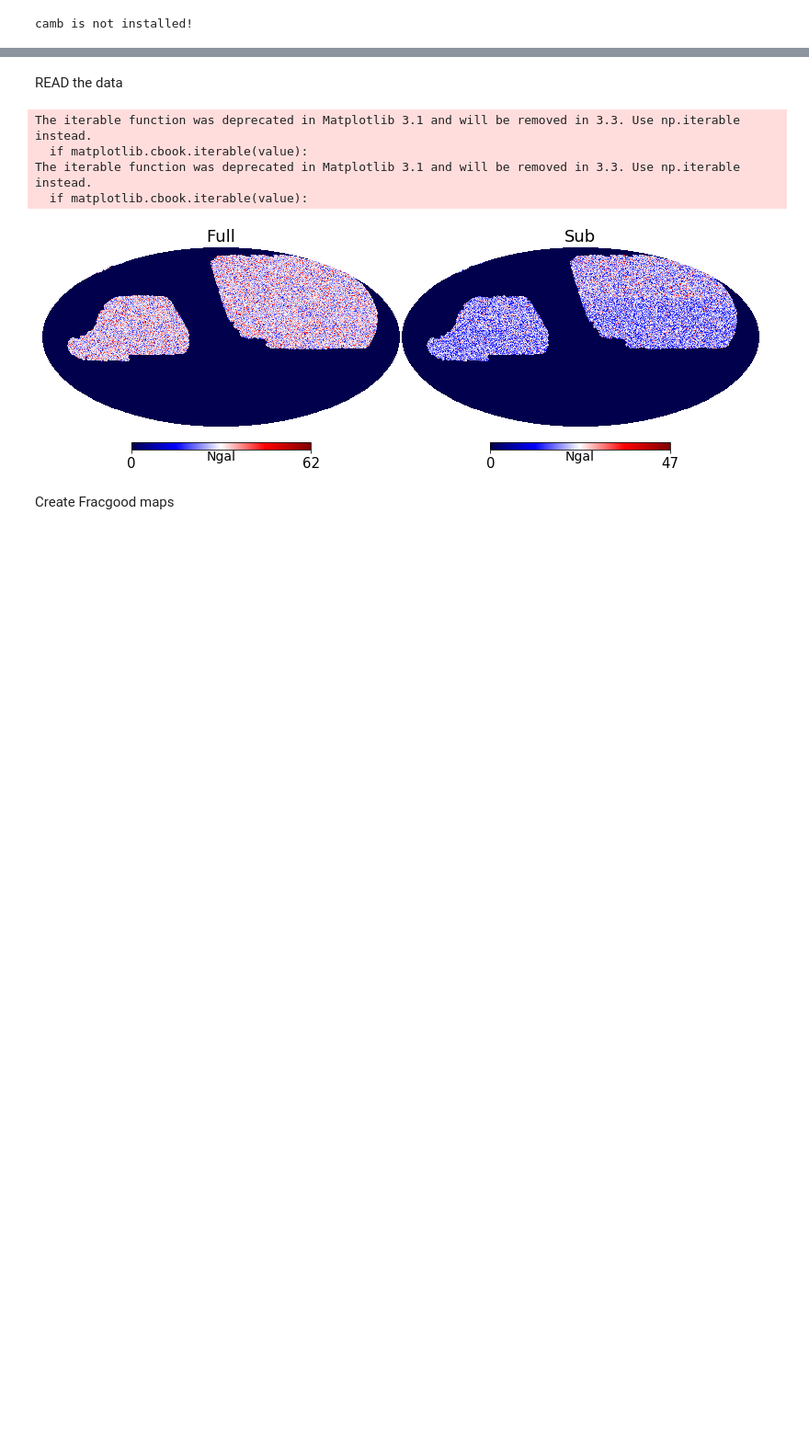
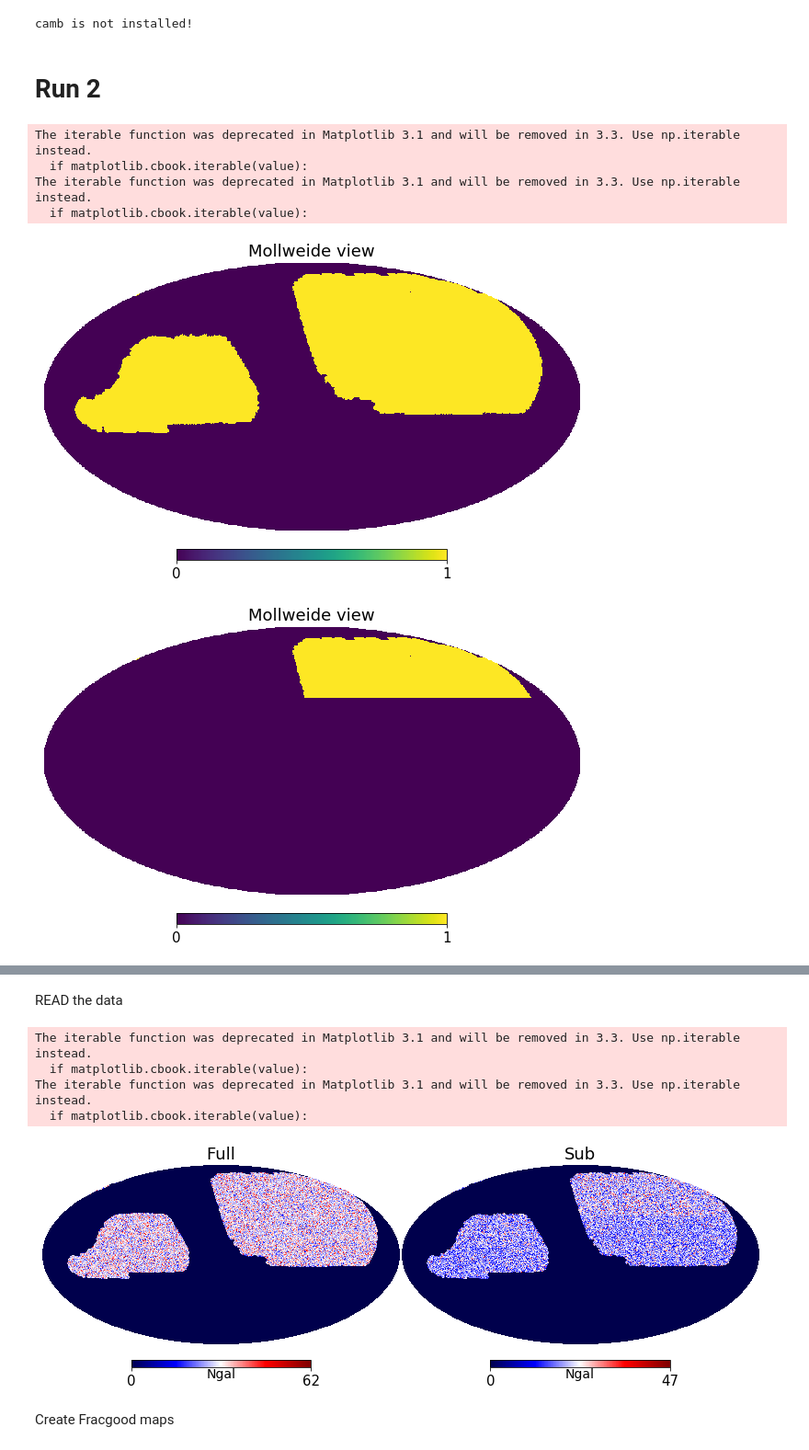
Before and after one commit to mehdirezaie/LSS, a Jupyter notebook: Sandbox/Shadab_mocks.ipynb, the cells around one changed output, grey strips where cells are left out. Shown at 92% size. Saved outputs shown, nothing was run; the diff lists cells and outputs as text; code cells hidden in the pictures; blank space fills up the shorter version.

Commit message:
Cell for different splits

```diff
--- a/Sandbox/Shadab_mocks.ipynb
+++ b/Sandbox/Shadab_mocks.ipynb
@@ -14,3 +14,5 @@ camb is not installed!
 plt.rc('font', size=15)
 # %%
 path = '/C/sheejong/Shared/Shadab/'
+# %% [markdown]
+# Run 2
@@ -16,0 +57,6 @@ path = '/C/sheejong/Shared/Shadab/'
+# %%
+full = Cell('/C/sheejong/Shared/Shadab/full-mock100-hpmap-nside-512.txt',
+           '/C/sheejong/Shared/Shadab/full_v0.0-nside-512-nested.mask')
+# %%
+sub = Cell('/C/sheejong/Shared/Shadab/sub-mock100-hpmap-nside-512.txt',
+           '/C/sheejong/Shared/Shadab/sub_v0.0-nside-512-nested.mask')
@@ -16,0 +66,16 @@ path = '/C/sheejong/Shared/Shadab/'
+# %%
+# find MzLS/BASS
+_,dec = utils.hpix2radec(512, np.arange(12*512*512))
+mask_full   = full.mask & sub.mask
+mask_MzLS   = full.mask & sub.mask & (dec > 34.7) #http://legacysurvey.org/dr8/description/
+mask_decals = full.mask & sub.mask & (~mask_MzLS)
+hp.mollview(mask_full, rot=-89)
+hp.mollview(mask_MzLS, rot=-89)
+hp.mollview(mask_decals, rot=-89)
+# %% [output]
+The iterable function was deprecated in Matplotlib 3.1 and will be removed in 3.3. Use np.iterable instead.
+  if matplotlib.cbook.iterable(value):
+The iterable function was deprecated in Matplotlib 3.1 and will be removed in 3.3. Use np.iterable instead.
+  if matplotlib.cbook.iterable(value):
+[figure, added]
+[figure, added]
```
Also changed, not shown: parts of 6 cells of this notebook.
